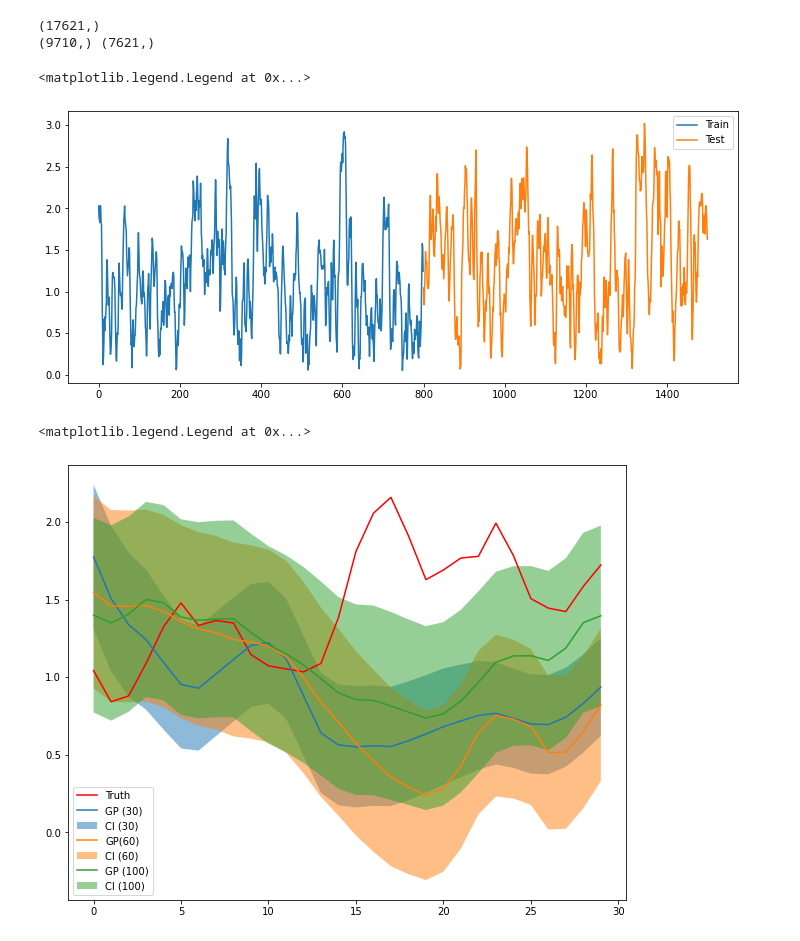
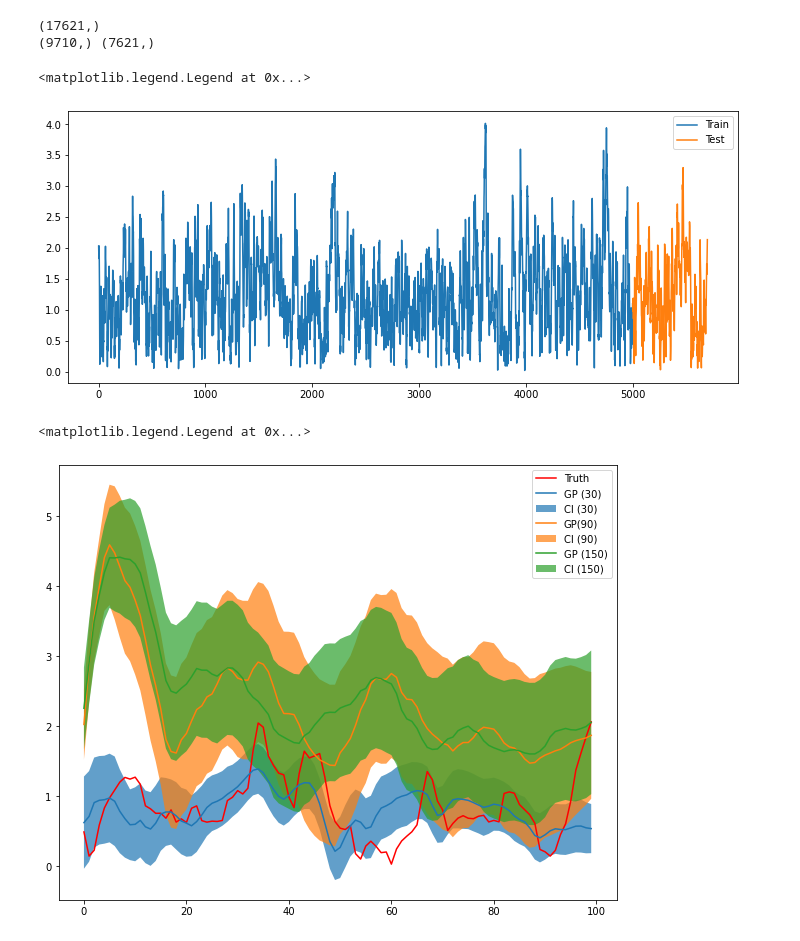
Before and after one commit to vishwas1984/SINDy_RealData, a Jupyter notebook: GP_MJO.ipynb, the cells around one changed output. Cells and saved outputs as stored; diff of their text form; code cells hidden in the pictures.

Commit message:
100 day window

```diff
--- a/GP_MJO.ipynb
+++ b/GP_MJO.ipynb
@@ -21,7 +29,7 @@ idx = np.where(data['train'] > 1e34)[0]
 data['train'] = np.delete(data['train'], idx)
 print(data['train'].shape, data['test'].shape)
 
-N_train = 800
+N_train = 5000
 N_forecast = 700
 Ztrain = data['train'][:N_train]
 Ztest = data['train'][N_train:N_train+N_forecast]
@@ -36,7 +44,7 @@ plt.legend(['Train', 'Test'])
 (17621,)
 (9710,) (7621,)
 <matplotlib.legend.Legend at 0x...>
-[figure, old version]
+[figure, new version]
 # %%
 def rolling(a, window):
     shape = (a.size - window + 1, window)
@@ -59,29 +68,34 @@ class ExactGPModel(gpytorch.models.ExactGP):
 # rolling_widths = [10, 20, 30, 40, 50, 60, 70, 80, 90, 100]
 # plot_colors = ['tab:blue', 'tab:orange', 'tab:green', 'tab:red', 'tab:purple', 'tab:brown',
 #               'tab:pink', 'tab:gray', 'tab:olive', 'tab:cyan']
-rolling_widths = [30, 60, 100]
+rolling_widths = [30, 90, 150]
 
 plot_colors = ['tab:blue', 'tab:orange', 'tab:green']
 
+#plot_colors = ['tab:blue']
+
 f, ax = plt.subplots(1, 1, figsize=(10, 8))
-prediction_window  = 30
-fixed_offset = 200
+prediction_window  = 100
+fixed_offset = 500
+fixed_start = 200
+dict_predictions ={}
+dict_lower_confidence={}
+dict_upper_confidence={}
 
-
-ax.plot(np.arange(prediction_window),Ztest[:prediction_window], 'r')
+ax.plot(np.arange(prediction_window),Ztest[fixed_start:fixed_start+prediction_window], 'r')
 for rolling_width, col in zip(rolling_widths, plot_colors):
     Input_X = rolling(Ztrain[:-1], rolling_width)
     Output_Y = Ztrain[rolling_width:]
-    x_np = torch.from_numpy(Input_X)
-    y_np = torch.from_numpy(Output_Y)
+    x_np = torch.from_numpy(Input_X).float()
+    y_np = torch.from_numpy(Output_Y).float()
 
     likelihood = gpytorch.likelihoods.GaussianLikelihood()
 # gpytorch.likelihoods.FixedNoiseGaussianLikelihood()
     model = ExactGPModel(x_np, y_np, likelihood)
+    model = model.to(torch.float)
 
     smoke_test = ('CI' in os.environ)
     training_iter = 2 if smoke_test else 200
-
 
 # Find optimal model hyperparameter
     model.train()
@@ -89,21 +103,21 @@ for rolling_width, col in zip(rolling_widths, plot_colors):
 
 # Use the adam optimizer
     optimizer = torch.optim.Adam(model.parameters(), lr=0.1)  # Includes GaussianLikelihood parameters
-
 # "Loss" for GPs - the marginal log likelihood
     mll = gpytorch.mlls.ExactMarginalLogLikelihood(likelihood, model)
+    for i in range(training_iter):
 
-    for i in range(training_iter):
+
     # Zero gradients from previous iteration
         optimizer.zero_grad()
     # Output from model
         output = model(x_np)
     # Calc loss and backprop gradients
-        loss = -mll(output, y_np)
+        loss = -1*mll(output, y_np)
         loss.backward()
 #         print('Iter %d/%d - Loss: %.3f   lengthscale: %.3f   noise: %.3f' % (
-#             i + 1, training_iter, loss.item(),
-#             model.covar_module.base_kernel.lengthscale.item(),
+#              i + 1, training_iter, loss.item(),
+#              model.covar_module.base_kernel.lengthscale.item(),
 #             model.likelihood.noise.item() ))
         optimizer.step()
 
@@ -115,36 +129,42 @@ for rolling_width, col in zip(rolling_widths, plot_colors):
     temp = np.copy(Ztest[:prediction_window+fixed_offset-1])
     temp = rolling(temp, rolling_width)
     model.eval()
     likelihood.eval()
-    fixed_start = 100
+    fixed_start = 200
     for i in range(prediction_window):
         with torch.no_grad(), gpytorch.settings.fast_pred_var():
             temp1 = temp[i+fixed_start - rolling_width,:]
             if(i != 0):
                 temp1[-1] = observed_pred.mean.numpy()
-            test_x = torch.from_numpy(temp1.reshape((1, rolling_width)))
+            test_x = torch.from_numpy(temp1.reshape((1, rolling_width))).float()
             observed_pred = likelihood(model(test_x))
 #         print(observed_pred)
             lower, upper = observed_pred.confidence_region()
             predictions[i] = observed_pred.mean.numpy()
             lower_confidence[i] = lower.detach().numpy()
             upper_confidence[i] = upper.detach().numpy()
 
+    dict_predictions[rolling_width] = predictions
+    dict_lower_confidence[rolling_width] = lower_confidence
+    dict_upper_confidence[rolling_width] = upper_confidence
     ax.plot(np.arange(prediction_window), predictions, col)
-# ax.plot(np.arange(200), observed_pred.mean.numpy(), 'b')
-    ax.fill_between(np.arange(prediction_window), lower_confidence, upper_confidence, alpha=0.5)
+    ax.fill_between(np.arange(prediction_window), lower_confidence,
+                     upper_confidence, alpha=0.7)
 # y_np = torch.from_numpy(Output_Y)
 # Input_X = rolling(Ztrain[:-1], rolling_width)
 # print(Input_X.shape)
 # Output_Y = Ztrain[rolling_width:]
 # print(Output_Y.shape)
 # x_np = torch.from_numpy(Input_X)
 # y_np = torch.from_numpy(Output_Y)
 # print(Input_X)
 # #Increase rolling_width
 # #Increase number of training points
 
-ax.legend(['Truth','GP (30)', 'CI (30)', 'GP(60)', 'CI (60)', 'GP (100)', 'CI (100)' ])
+ax.legend(['Truth','GP (30)', 'CI (30)', 'GP(90)', 'CI (90)', 'GP (150)', 'CI (150)' ])
+# ax.legend(['Truth','GP (60)', 'GP(100)', 'GP (150)' ])
+# ax.legend(['Truth','GP (30)'])
+# ax.set_ylim([-1.0, 1.0])
 # %% [output]
 <matplotlib.legend.Legend at 0x...>
-[figure, old version]
+[figure, new version]
```
Also changed, not shown: parts of 17 cells of this notebook.
